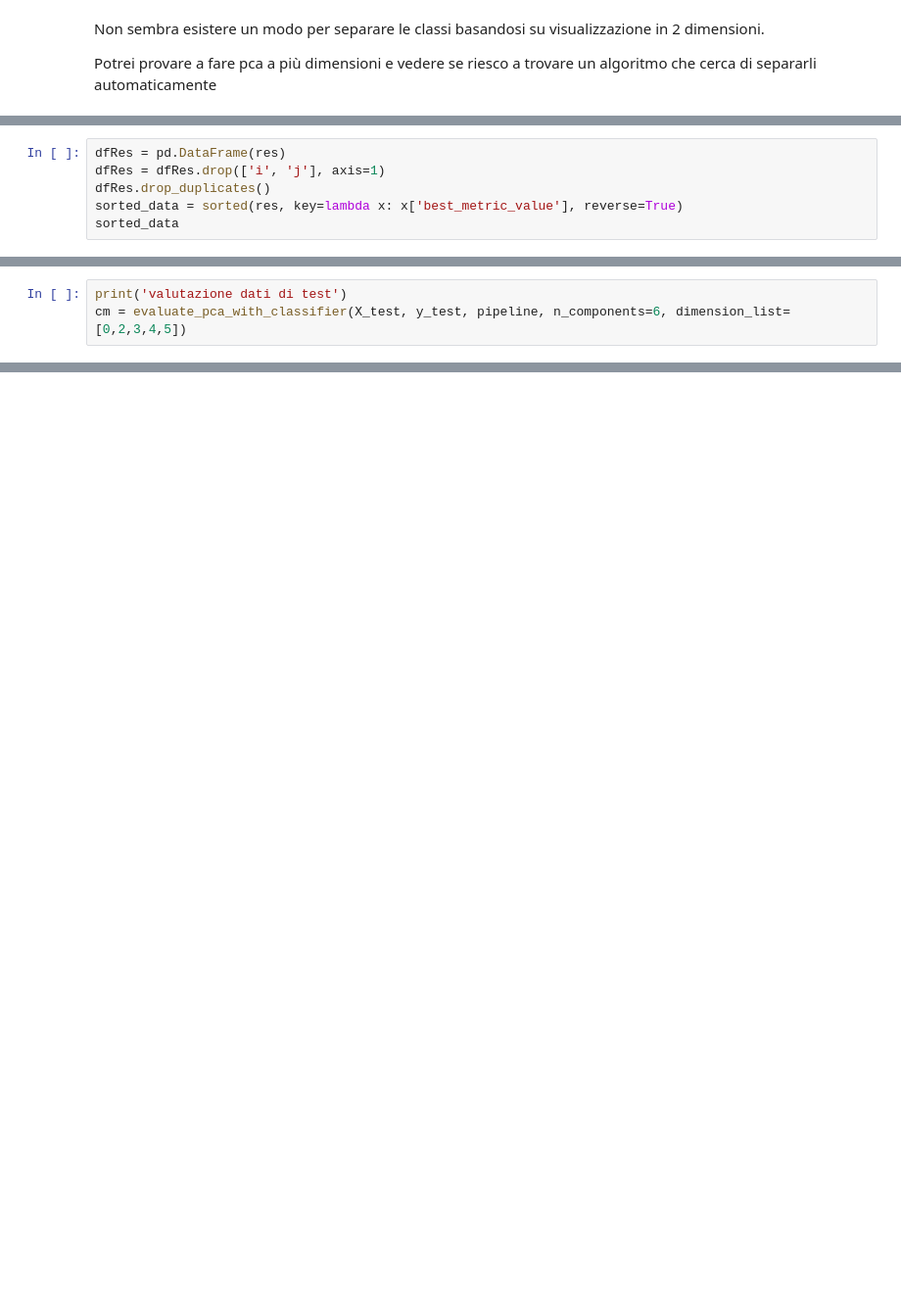
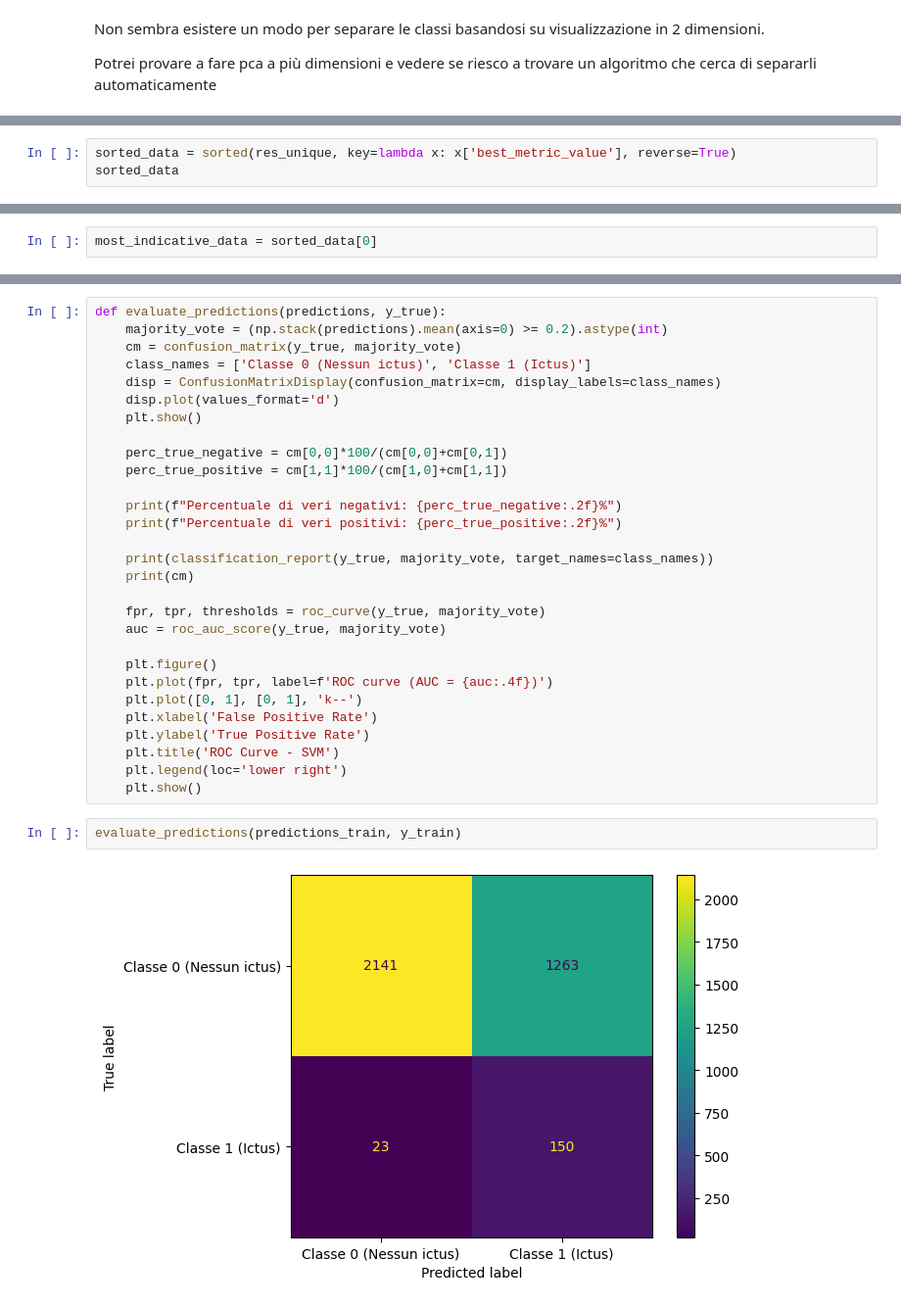
Before and after one commit to davidMarabottini/studio_data_science, a Jupyter notebook: 09-riduzione-dimensionalita/62-pca-visualizzazione-dataset-analisi-stroke.ipynb, the cells around one changed output, grey strips where cells are left out. Shown: that part at 98% size. Saved outputs shown, nothing was run; the diff lists cells and outputs as text; blank space fills up the shorter version.

```diff
--- a/09-riduzione-dimensionalita/62-pca-visualizzazione-dataset-analisi-stroke.ipynb
+++ b/09-riduzione-dimensionalita/62-pca-visualizzazione-dataset-analisi-stroke.ipynb
@@ -217,7 +244,4 @@ for i in range(5, n_components - 1):
 # %%
-dfRes = pd.DataFrame(res)
-dfRes = dfRes.drop(['i', 'j'], axis=1)
-dfRes.drop_duplicates()
-sorted_data = sorted(res, key=lambda x: x['best_metric_value'], reverse=True)
+sorted_data = sorted(res_unique, key=lambda x: x['best_metric_value'], reverse=True)
 sorted_data
 # %% [output]
@@ -240,0 +265,2 @@ sorted_data
+# %%
+most_indicative_data = sorted_data[0]
@@ -274,3 +337,0 @@ Percentuale di falsi positivi: 23.12%
-# %%
-print('valutazione dati di test')
-cm = evaluate_pca_with_classifier(X_test, y_test, pipeline, n_components=6, dimension_list=[0,2,3,4,5])
@@ -283,0 +348,33 @@ Percentuale di falsi positivi: 39.47%
+# %%
+def evaluate_predictions(predictions, y_true):
+    majority_vote = (np.stack(predictions).mean(axis=0) >= 0.2).astype(int)
+    cm = confusion_matrix(y_true, majority_vote)
+    class_names = ['Classe 0 (Nessun ictus)', 'Classe 1 (Ictus)']
+    disp = ConfusionMatrixDisplay(confusion_matrix=cm, display_labels=class_names)
+    disp.plot(values_format='d')
+    plt.show()
+
+    perc_true_negative = cm[0,0]*100/(cm[0,0]+cm[0,1])
+    perc_true_positive = cm[1,1]*100/(cm[1,0]+cm[1,1])
+
+    print(f"Percentuale di veri negativi: {perc_true_negative:.2f}%")
+    print(f"Percentuale di veri positivi: {perc_true_positive:.2f}%")
+
+    print(classification_report(y_true, majority_vote, target_names=class_names))
+    print(cm)
+
+    fpr, tpr, thresholds = roc_curve(y_true, majority_vote)
+    auc = roc_auc_score(y_true, majority_vote)
+
+    plt.figure()
+    plt.plot(fpr, tpr, label=f'ROC curve (AUC = {auc:.4f})')
+    plt.plot([0, 1], [0, 1], 'k--')
+    plt.xlabel('False Positive Rate')
+    plt.ylabel('True Positive Rate')
+    plt.title('ROC Curve - SVM')
+    plt.legend(loc='lower right')
+    plt.show()
+# %%
+evaluate_predictions(predictions_train, y_train)
+# %% [output]
+[figure, added]
```
Also changed, not shown: parts of 26 cells of this notebook.
